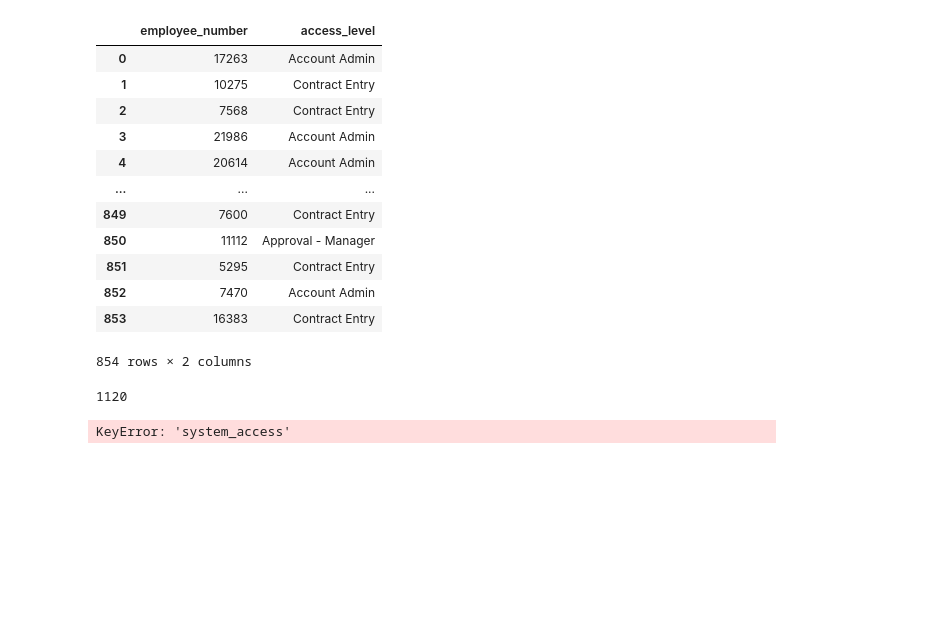
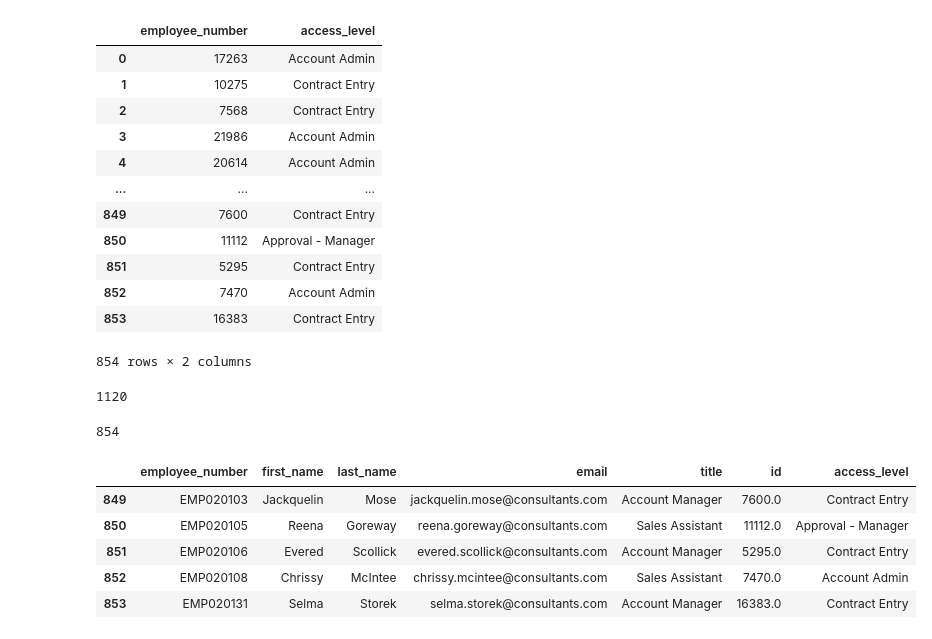
Before and after one commit to courtneyj21/user_access_logs, a Jupyter notebook: User Access Logs .ipynb, the cells around one changed output. Cells and saved outputs as stored; diff of their text form; code cells hidden in the pictures; blank space fills up the shorter version.

```diff
--- a/User Access Logs .ipynb
+++ b/User Access Logs .ipynb
@@ -98,9 +98,15 @@ print(len(df))
 # %% [output]
 1120
 # %%
-subset_df = df.loc[df['system_access'].isnull()].copy()
+subset_df = df.loc[df['access_level'].notnull()].copy()
 print(len(subset_df))
 subset_df.tail()
 # %% [output]
-KeyError: 'system_access'
+854
+|  | employee_number | first_name | last_name | email | title | id | access_level |
+| 849 | EMP020103 | Jackquelin | Mose | jackquelin.mose@consultants.com | Account Manager | 7600.0 | Contract Entry |
+| 850 | EMP020105 | Reena | Goreway | reena.goreway@consultants.com | Sales Assistant | 11112.0 | Approval - Manager |
+| 851 | EMP020106 | Evered | Scollick | evered.scollick@consultants.com | Account Manager | 5295.0 | Contract Entry |
+| 852 | EMP020108 | Chrissy | McIntee | chrissy.mcintee@consultants.com | Sales Assistant | 7470.0 | Account Admin |
+| 853 | EMP020131 | Selma | Storek | selma.storek@consultants.com | Account Manager | 16383.0 | Contract Entry |
 # %%
```
Also changed, not shown: parts of 1 cell of this notebook.
